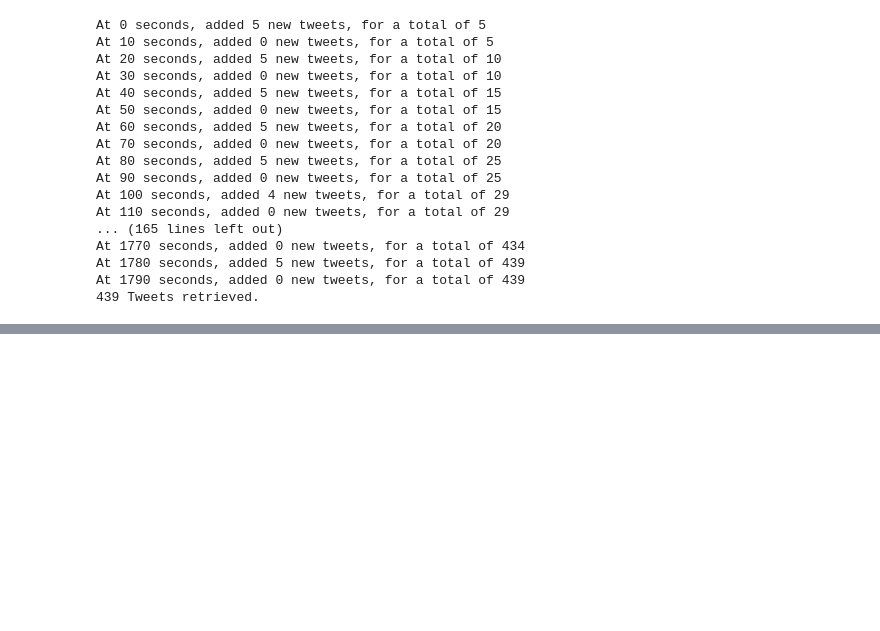
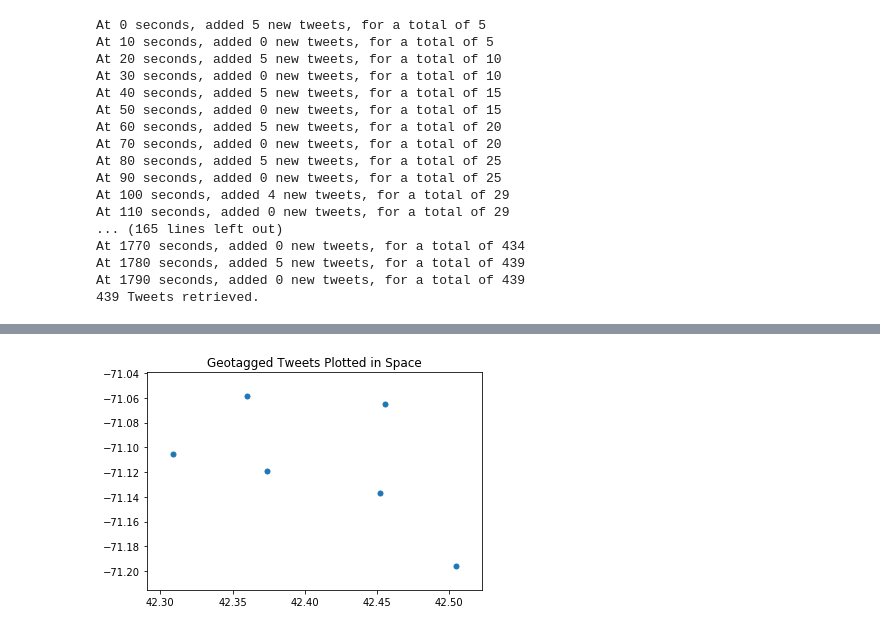
Before and after one commit to jttarleton/big-data-spring2017, a Jupyter notebook: week4/PSET_3_API_Data_Scraping.ipynb, the cells around one changed output, grey strips where cells are left out. Cells and saved outputs as stored; diff of their text form; code cells hidden in the pictures; blank space fills up the shorter version.

```diff
--- a/week4/PSET_3_API_Data_Scraping.ipynb
+++ b/week4/PSET_3_API_Data_Scraping.ipynb
@@ -516,0 +310,4 @@ df_tweets
+# %%
+# Filtering tweets for those that are geotagged
+df_tweetslatlon = df_somervilletweets[df_somervilletweets.lon.notnull() & df_somervilletweets.lat.notnull()]
+df_tweetslatlon
@@ -516,0 +322,7 @@ df_tweets
+# %%
+
+plt.scatter(df_tweetslatlon['lon'],df_tweetslatlon['lat'], s=25)
+plt.title('Geotagged Tweets Plotted in Space')
+plt.show()
+# %% [output]
+[figure, added]
```
Also changed, not shown: parts of 47 cells of this notebook, 4 other files.
